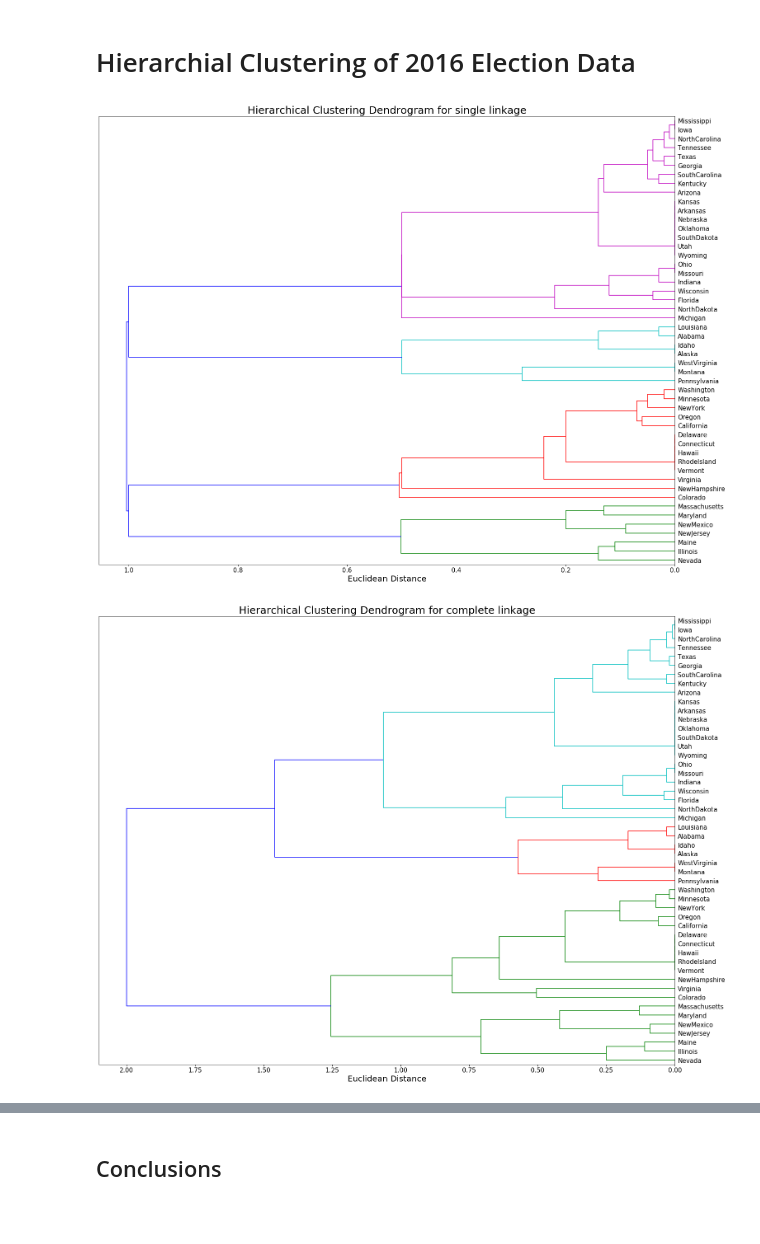
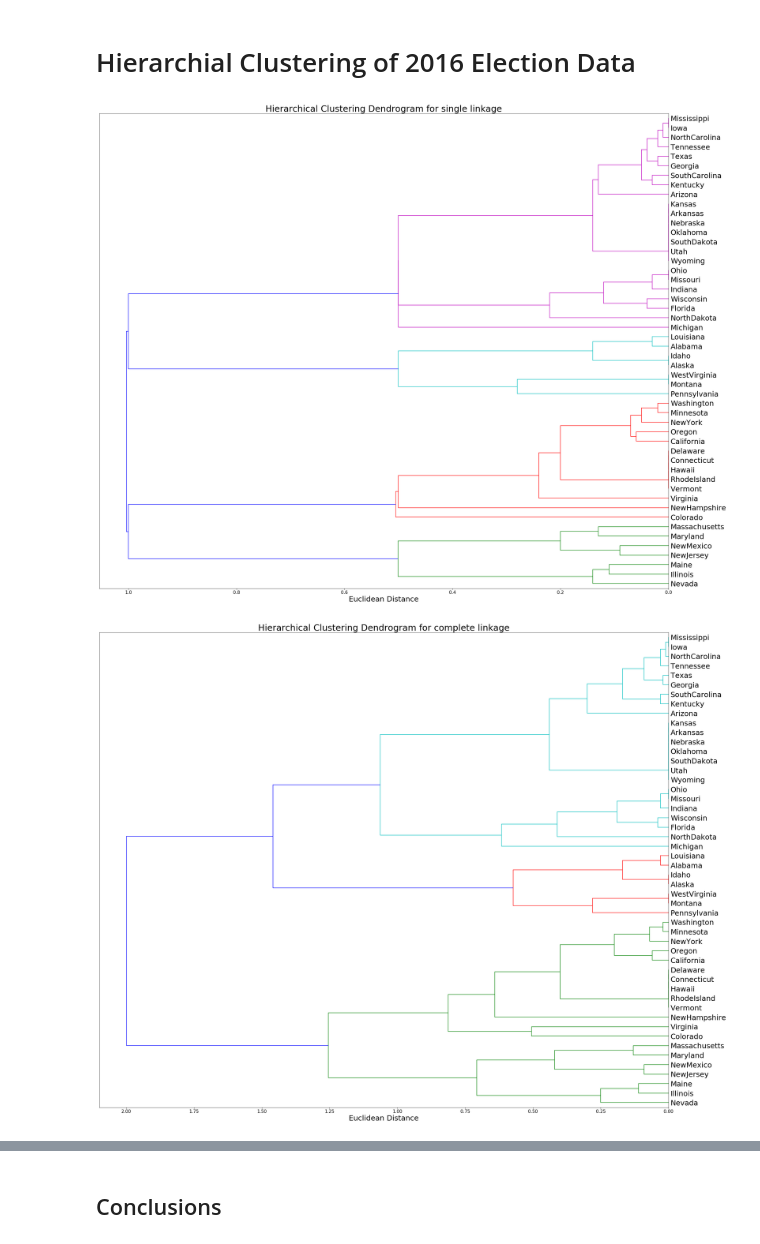
Before and after one commit to pots7878/data_mining, a Jupyter notebook: Lab 4 Data Mining.ipynb, the cells around one changed output, grey strips where cells are left out. Cells and saved outputs as stored; diff of their text form; code cells hidden in the pictures; blank space fills up the shorter version.

```diff
--- a/Lab 4 Data Mining.ipynb
+++ b/Lab 4 Data Mining.ipynb
@@ -10,27 +10,27 @@ X = np.array([x.split()[1:] for x in open('states.txt').readlines()])
 # %%
 import scipy.cluster.hierarchy as shc
 import matplotlib.pyplot as plt
 %matplotlib inline
 
 #create list of linked methods
 lst = ['single', 'complete', 'centroid', 'average']
 
 #iterate through each element in linked methods list
 for i in lst:
     #create figure canvas
-    plt.figure(figsize=(25,20))
+    plt.figure(figsize=(35,30))
     #include title and xlabel
-    plt.title('Hierarchical Clustering Dendrogram for '+i+' linkage', fontsize=25)
-    plt.xlabel('Euclidean Distance', fontsize=20)
+    plt.title('Hierarchical Clustering Dendrogram for '+i+' linkage', fontsize=30)
+    plt.xlabel('Euclidean Distance', fontsize=25)
     plt.tick_params(axis='x', labelsize=15)
     #plot dendrogram for each linkage method, statenames on the y axis
     #increasing cluster sizes go from right to left
     dend = shc.dendrogram(shc.linkage(X, method=i, metric='euclidean'),
                           orientation='left',
                           count_sort='descendent',
                           leaf_rotation=360,
-                          leaf_font_size=15,
+                          leaf_font_size=25,
                           labels=states)
 # %% [output]
-[figure, old version]
+[figure, new version]
-[figure, old version]
+[figure, new version]
```
Also changed, not shown: parts of 20 cells of this notebook, 1 other file.
